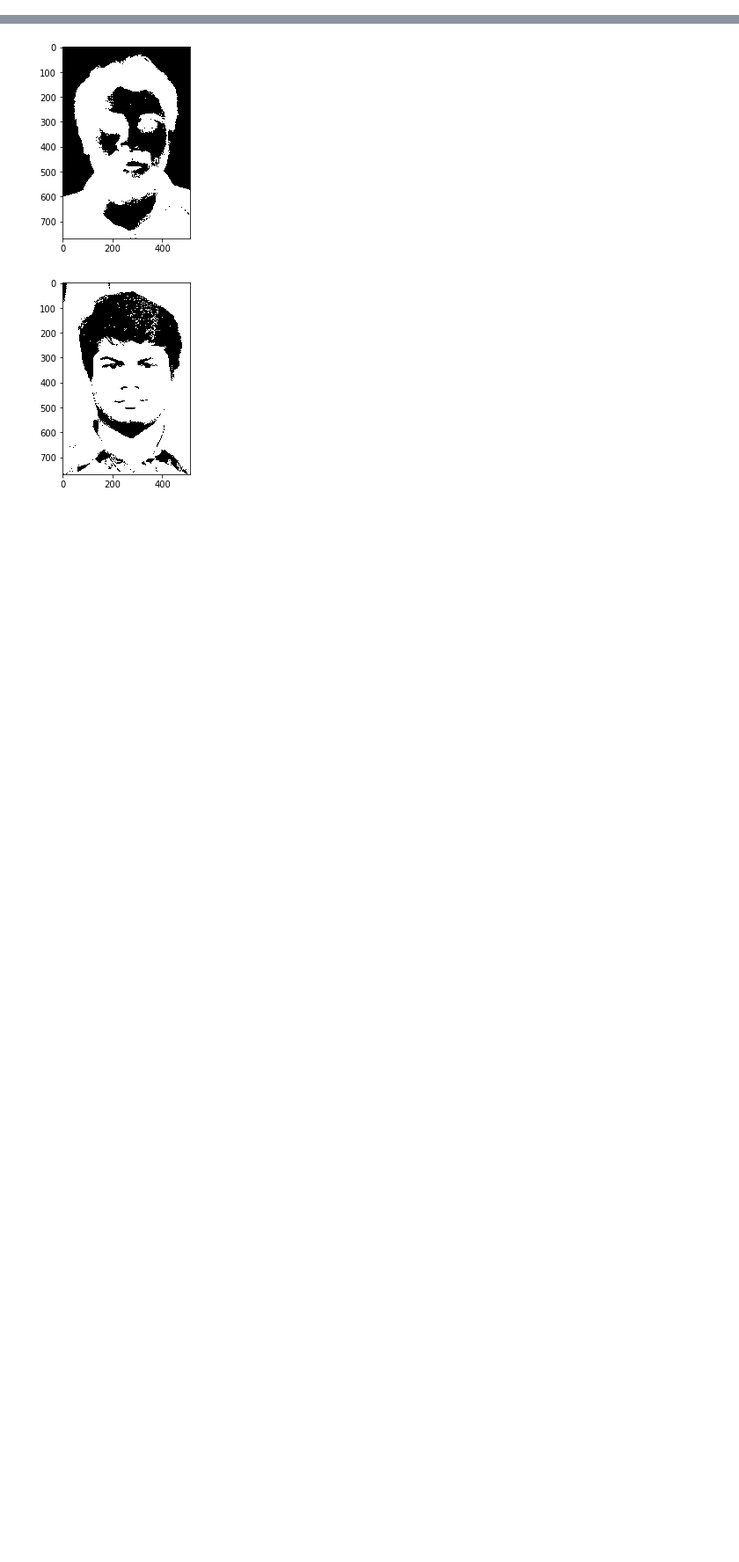
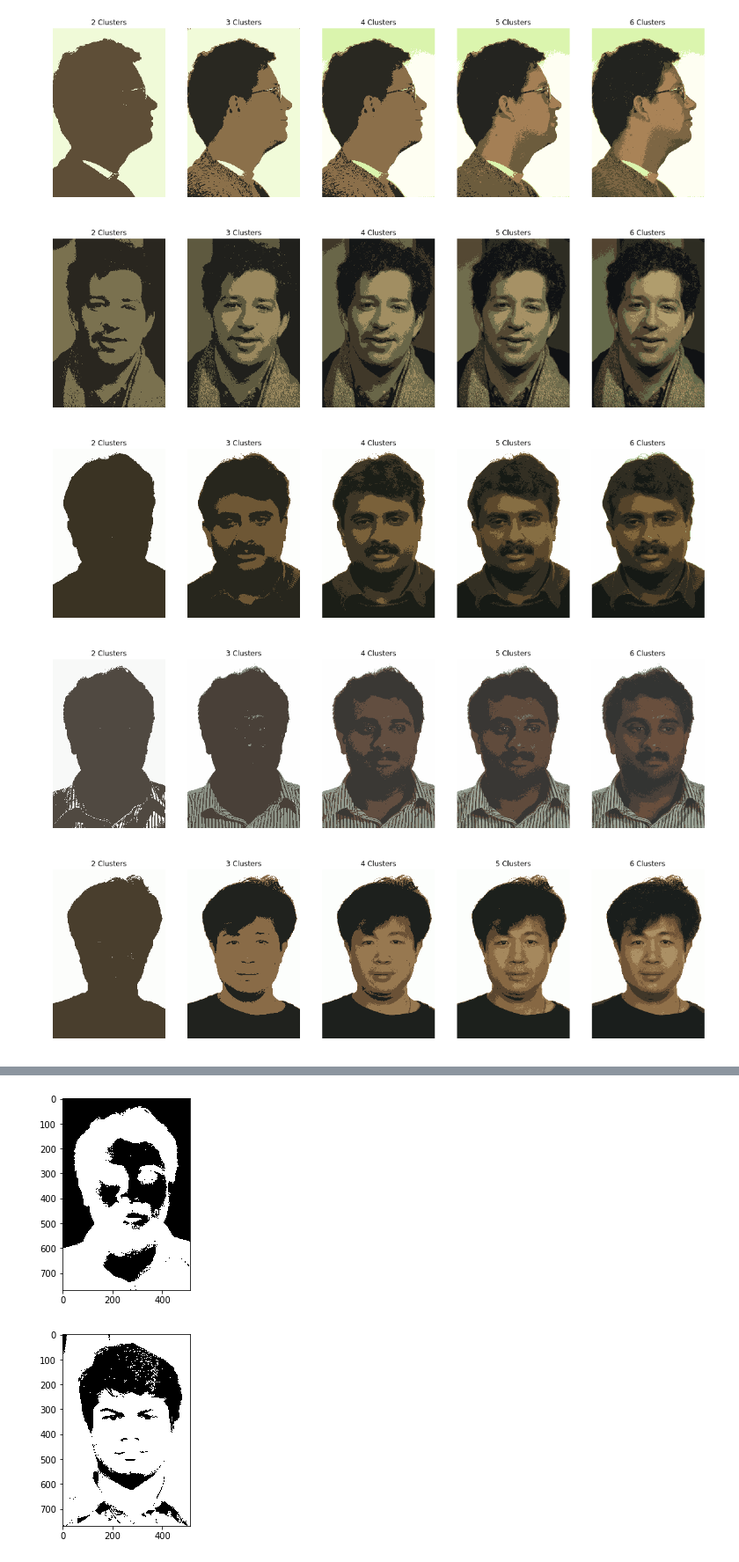
Before and after one commit to aliyesilkanat/Cmpe537, a Jupyter notebook: Task3.ipynb, the cells around one changed output, grey strips where cells are left out. Shown at 88% size. Cells and saved outputs as stored; diff of their text form; code cells hidden in the pictures; blank space fills up the shorter version.

```diff
--- a/Task3.ipynb
+++ b/Task3.ipynb
@@ -21,0 +61,41 @@ plt.show()
+# %%
+original_images=glob.glob("Images/Original Images/img_01*.jpg")+glob.glob("Images/Original Images/img_020.jpg")
+original_images.sort()
+clusters_to_try=[2,3,4,5,6]
+errors=np.zeros(len(clusters_to_try))
+for img_path in original_images:
+    plt.figure(figsize=(20,9))
+
+    bgr_img=cv2.imread(img_path)
+    reshaped_bgr =bgr_img.reshape(bgr_img.shape[0] * bgr_img.shape[1],bgr_img.shape[2])
+    for n_cl in clusters_to_try:
+
+        kmeans=KMeans(n_clusters=n_cl)
+        quantized_img_predicted=kmeans.fit_predict(reshaped_bgr)
+
+        errors[n_cl-2]=kmeans.inertia_
+        quantized_img = [ kmeans.cluster_centers_[cl] for cl in quantized_img_predicted ]
+        quantized_img=np.array(quantized_img).reshape(bgr_img.shape[0] , bgr_img.shape[1],bgr_img.shape[2])
+
+
+        plt.subplot("1"+str(len(clusters_to_try))+str(n_cl-1))
+        plt.axis('off')
+        plt.title(str(n_cl) + " Clusters")
+        plt.imshow(cv2.cvtColor(quantized_img.astype(np.uint8),cv2.COLOR_BGR2RGB))
+    plt.show()
+#     _,counts=np.unique(quantized_img_predicted, return_counts=True)
+#     centroid_having_max_instances=np.argmax(counts)
+
+#     max_centroid_rgb=reshaped_bgr[centroid_having_max_instances==quantized_img_predicted]
+
+#     max_range_rgb=np.max(max_centroid_rgb,axis=0)
+#     min_range_rgb=np.min(max_centroid_rgb,axis=0)
+
+#     plt.imshow(cv2.cvtColor(cv2.inRange(bgr_img,min_range_rgb,max_range_rgb),cv2.COLOR_GRAY2BGR))
+#     plt.show()
+# %% [output]
+[figure, added]
+[figure, added]
+[figure, added]
+[figure, added]
+[figure, added]
```
Also changed, not shown: parts of 13 cells of this notebook.
